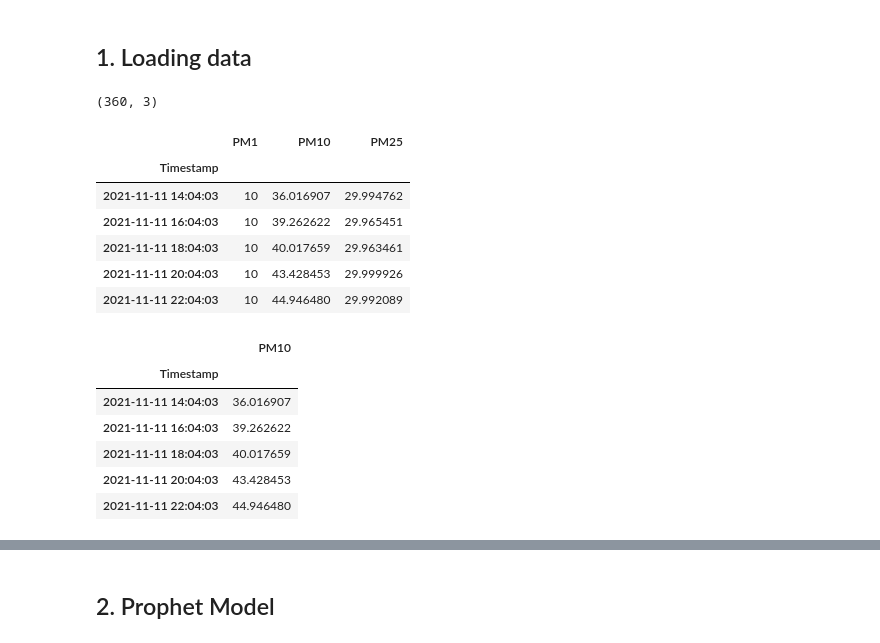
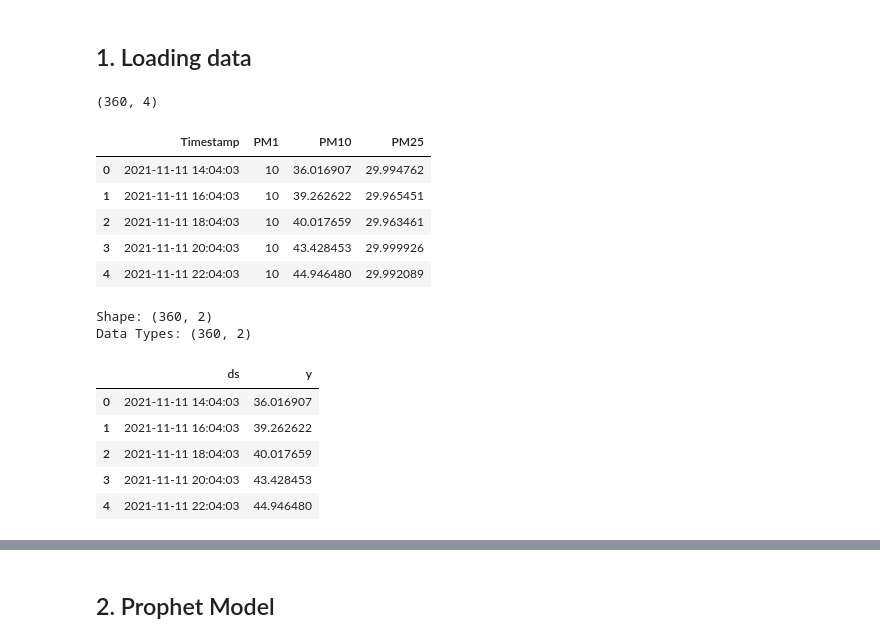
Before and after one commit to IanRayburn/Air_Quality_Prediction, a Jupyter notebook: Air_Quality_Pred.ipynb, the cells around one changed output, grey strips where cells are left out. Drawn from its saved outputs; the diff is of its cells as text; code cells hidden in the pictures.

```diff
--- a/Air_Quality_Pred.ipynb
+++ b/Air_Quality_Pred.ipynb
@@ -16,27 +16,33 @@ with open("data/air_quality_sensor_data.csv", "w") as f:
     f.writelines(text)
 # %%
 # Loading data
-df = pd.read_csv("data/air_quality_sensor_data.csv", index_col=0)
+df = pd.read_csv("data/air_quality_sensor_data.csv")
 print(df.shape)
 df.head()
 # %% [output]
-(360, 3)
+(360, 4)
-|  | PM1 | PM10 | PM25 |
-| Timestamp |  |  |  |
-| 2021-11-11 14:04:03 | 10 | 36.016907 | 29.994762 |
-| 2021-11-11 16:04:03 | 10 | 39.262622 | 29.965451 |
-| 2021-11-11 18:04:03 | 10 | 40.017659 | 29.963461 |
-| 2021-11-11 20:04:03 | 10 | 43.428453 | 29.999926 |
-| 2021-11-11 22:04:03 | 10 | 44.946480 | 29.992089 |
+|  | Timestamp | PM1 | PM10 | PM25 |
+| 0 | 2021-11-11 14:04:03 | 10 | 36.016907 | 29.994762 |
+| 1 | 2021-11-11 16:04:03 | 10 | 39.262622 | 29.965451 |
+| 2 | 2021-11-11 18:04:03 | 10 | 40.017659 | 29.963461 |
+| 3 | 2021-11-11 20:04:03 | 10 | 43.428453 | 29.999926 |
+| 4 | 2021-11-11 22:04:03 | 10 | 44.946480 | 29.992089 |
 # %%
 # Removing unnecessary data (Only predicting PM10)
 df = df.drop(["PM1", "PM25"], axis=1)
+# Renaming Timestamp column ds and PM10 to y
+df.rename(columns={'Timestamp':'ds'}, inplace=True)
+df.rename(columns={'PM10':'y'}, inplace=True)
+
+print(f"Shape: {df.shape}")
+print(f"Data Types: {df.shape}")
 df.head()
 # %% [output]
+Shape: (360, 2)
+Data Types: (360, 2)
-|  | PM10 |
-| Timestamp |  |
-| 2021-11-11 14:04:03 | 36.016907 |
-| 2021-11-11 16:04:03 | 39.262622 |
-| 2021-11-11 18:04:03 | 40.017659 |
-| 2021-11-11 20:04:03 | 43.428453 |
-| 2021-11-11 22:04:03 | 44.946480 |
+|  | ds | y |
+| 0 | 2021-11-11 14:04:03 | 36.016907 |
+| 1 | 2021-11-11 16:04:03 | 39.262622 |
+| 2 | 2021-11-11 18:04:03 | 40.017659 |
+| 3 | 2021-11-11 20:04:03 | 43.428453 |
+| 4 | 2021-11-11 22:04:03 | 44.946480 |
```
Also changed, not shown: parts of 4 cells of this notebook.
